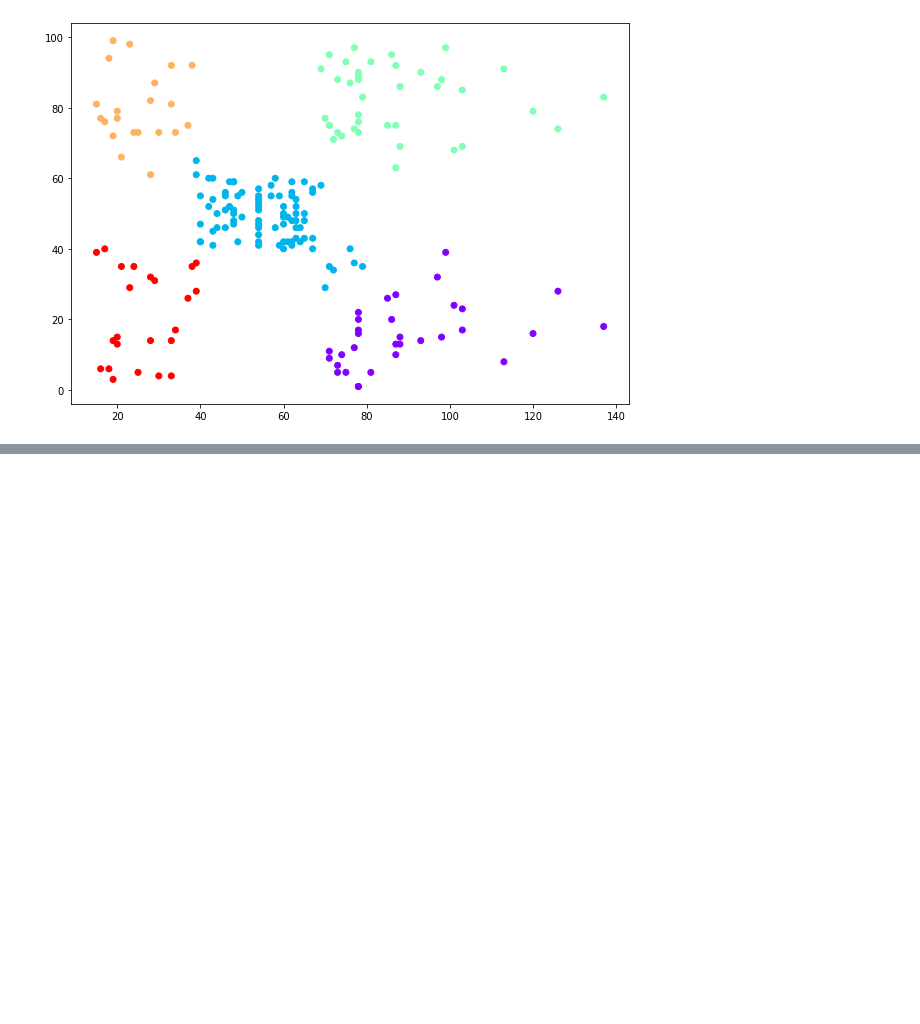
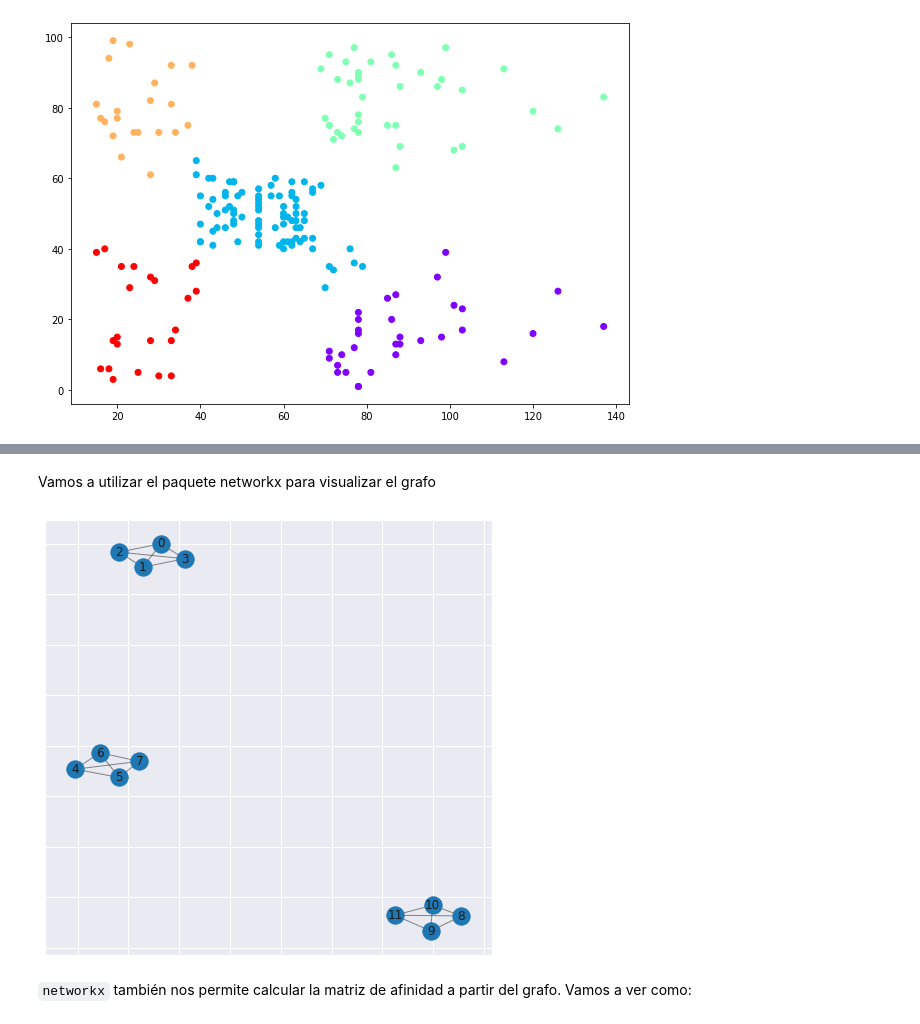
Before and after one commit to chrfranco/06_MAIR_Aprendizaje_No_Supervisado, a Jupyter notebook: Actividad_1_Notebooks_Clustering_Christian_Franco_Sánchez.ipynb, the cells around one changed output, grey strips where cells are left out. Saved outputs shown, nothing was run; the diff lists cells and outputs as text; code cells hidden in the pictures; blank space fills up the shorter version.

```diff
--- a/Actividad_1_Notebooks_Clustering_Christian_Franco_Sánchez.ipynb
+++ b/Actividad_1_Notebooks_Clustering_Christian_Franco_Sánchez.ipynb
@@ -565,0 +636,5 @@ plt.scatter(data[:,0], data[:,1], c=cluster.labels_, cmap='rainbow')
+# %%
+# construímos la matriz de adyacencias o afinidad
+W_ad = np.zeros_like(W_dist, np.uint8)
+W_ad[W_dist < 5] = 1
+print(W_ad)
@@ -565,0 +654,15 @@ plt.scatter(data[:,0], data[:,1], c=cluster.labels_, cmap='rainbow')
+# %% [markdown]
+Vamos a utilizar el paquete networkx para visualizar el grafo
+# %%
+def draw_graph(G):
+    pos = nx.spring_layout(G)
+    nx.draw_networkx_nodes(G, pos)
+    nx.draw_networkx_labels(G, pos)
+    nx.draw_networkx_edges(G, pos, width=1.0, alpha=0.5)
+# %%
+G = nx.from_numpy_matrix(W_ad)
+draw_graph(G)
+# %% [output]
+[figure, added]
+# %% [markdown]
+`networkx` también nos permite calcular la matriz de afinidad a partir del grafo. Vamos a ver como:
```
Also changed, not shown: parts of 57 cells of this notebook.
